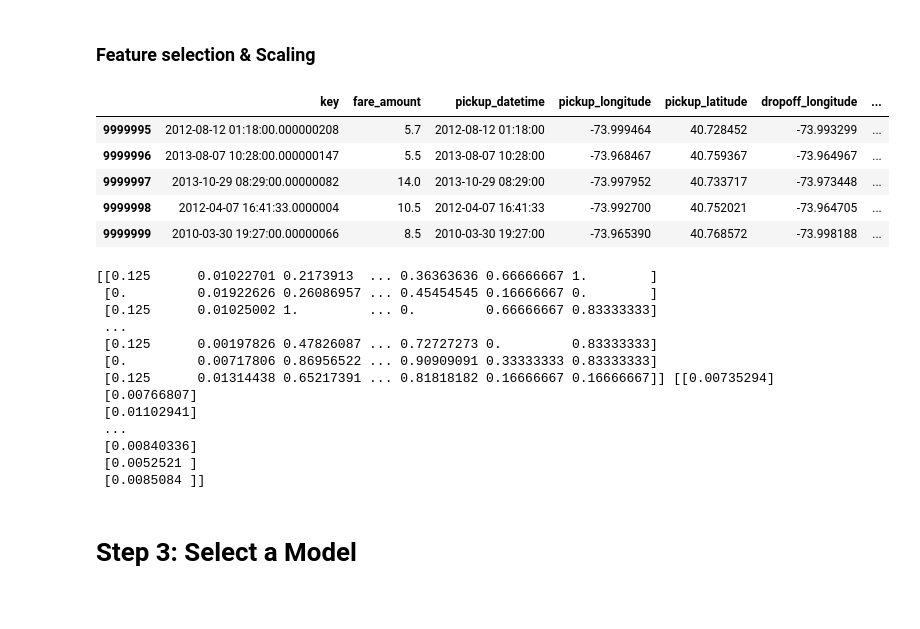
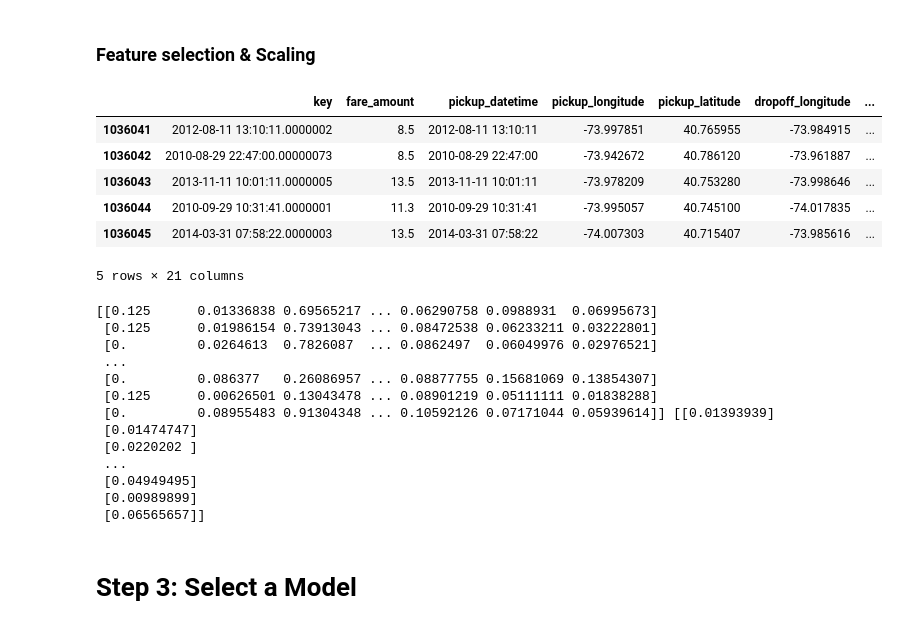
Before and after one commit to Lucscom/MLA_Kaggle_NY_Taxi, a Jupyter notebook: nyc-taxi-fare-starter-kernel-simple-linear-model.ipynb, the cells around one changed output. Saved outputs shown, nothing was run; the diff lists cells and outputs as text; code cells hidden in the pictures.

```diff
--- a/nyc-taxi-fare-starter-kernel-simple-linear-model.ipynb
+++ b/nyc-taxi-fare-starter-kernel-simple-linear-model.ipynb
@@ -15,7 +15,7 @@ from matplotlib import pyplot as plt # nice& easy plots
 import pandas as pd # CSV file I/O (e.g. pd.read_csv)
 import os # reading the input files we have access to
 
-train_df =  pd.read_csv('/Users/lucamainitz/Library/Mobile Documents/com~apple~CloudDocs/HAWK/3. Semester/Machine_Learning_WPF/MLA_Kaggle_NY_Taxi_Data/train.csv', nrows = 10_000_000)
+train_df =  pd.read_csv("C://Users/ole-9/NYC_Taxi/train.csv", nrows = 10_000_000)
 # %% [markdown]
 # Step 2: Explore & Prepare the Data
 
@@ -387,15 +475,16 @@ Name: hour, dtype: float64
 ### Feature selection & Scaling
 # %%
 # adapt size for faster test runs
-train_df = train_df.iloc[:10000000]
+train_df = train_df.iloc[:100000]   # Observation 05.01. : Training with 1.000.000 or 100.000 doesn't show any difference is resulting score
 train_df.tail()
 # %% [output]
 |  | key | fare_amount | pickup_datetime | pickup_longitude | pickup_latitude | dropoff_longitude | ... |
-| 9999995 | 2012-08-12 01:18:00.000000208 | 5.7 | 2012-08-12 01:18:00 | -73.999464 | 40.728452 | -73.993299 | ... |
-| 9999996 | 2013-08-07 10:28:00.000000147 | 5.5 | 2013-08-07 10:28:00 | -73.968467 | 40.759367 | -73.964967 | ... |
-| 9999997 | 2013-10-29 08:29:00.00000082 | 14.0 | 2013-10-29 08:29:00 | -73.997952 | 40.733717 | -73.973448 | ... |
-| 9999998 | 2012-04-07 16:41:33.0000004 | 10.5 | 2012-04-07 16:41:33 | -73.992700 | 40.752021 | -73.964705 | ... |
-| 9999999 | 2010-03-30 19:27:00.00000066 | 8.5 | 2010-03-30 19:27:00 | -73.965390 | 40.768572 | -73.998188 | ... |
+| 1036041 | 2012-08-11 13:10:11.0000002 | 8.5 | 2012-08-11 13:10:11 | -73.997851 | 40.765955 | -73.984915 | ... |
+| 1036042 | 2010-08-29 22:47:00.00000073 | 8.5 | 2010-08-29 22:47:00 | -73.942672 | 40.786120 | -73.961887 | ... |
+| 1036043 | 2013-11-11 10:01:11.0000005 | 13.5 | 2013-11-11 10:01:11 | -73.978209 | 40.753280 | -73.998646 | ... |
+| 1036044 | 2010-09-29 10:31:41.0000001 | 11.3 | 2010-09-29 10:31:41 | -73.995057 | 40.745100 | -74.017835 | ... |
+| 1036045 | 2014-03-31 07:58:22.0000003 | 13.5 | 2014-03-31 07:58:22 | -74.007303 | 40.715407 | -73.985616 | ... |
+5 rows × 21 columns
 # %%
 from sklearn import model_selection, preprocessing
 
@@ -412,7 +501,7 @@ train_labels_scaled = defineLabels(train_df)
 # selektiere die features
 def defineFeatures(df):
     scaler = preprocessing.MinMaxScaler()
-    features_df = df[['passenger_count', 'straight_distance', 'hour', 'day', 'month', 'weekday', 'year']].copy()
+    features_df = df[['passenger_count', 'straight_distance', 'hour', 'day', 'month', 'weekday', 'year', 'jfk_dist', 'ewr_dist', 'lga_dist', 'sol_dist', 'nyc_dist']].copy()
     features_scaled = scaler.fit_transform(features_df)
     return features_scaled
 
@@ -424,19 +513,19 @@ train_x, val_x, train_y, val_y = model_selection.train_test_split(train_features
 
 print(train_x, train_y)
 # %% [output]
-[[0.125      0.01022701 0.2173913  ... 0.36363636 0.66666667 1.        ]
- [0.         0.01922626 0.26086957 ... 0.45454545 0.16666667 0.        ]
- [0.125      0.01025002 1.         ... 0.         0.66666667 0.83333333]
+[[0.125      0.01336838 0.69565217 ... 0.06290758 0.0988931  0.06995673]
+ [0.125      0.01986154 0.73913043 ... 0.08472538 0.06233211 0.03222801]
+ [0.         0.0264613  0.7826087  ... 0.0862497  0.06049976 0.02976521]
  ...
- [0.125      0.00197826 0.47826087 ... 0.72727273 0.         0.83333333]
- [0.         0.00717806 0.86956522 ... 0.90909091 0.33333333 0.83333333]
- [0.125      0.01314438 0.65217391 ... 0.81818182 0.16666667 0.16666667]] [[0.00735294]
- [0.00766807]
- [0.01102941]
+ [0.         0.086377   0.26086957 ... 0.08877755 0.15681069 0.13854307]
+ [0.125      0.00626501 0.13043478 ... 0.08901219 0.05111111 0.01838288]
+ [0.         0.08955483 0.91304348 ... 0.10592126 0.07171044 0.05939614]] [[0.01393939]
+ [0.01474747]
+ [0.0220202 ]
  ...
- [0.00840336]
- [0.0052521 ]
- [0.0085084 ]]
+ [0.04949495]
+ [0.00989899]
+ [0.06565657]]
 # %% [markdown]
 # Step 3: Select a Model
 # %%
```
Also changed, not shown: parts of 12 cells of this notebook.
